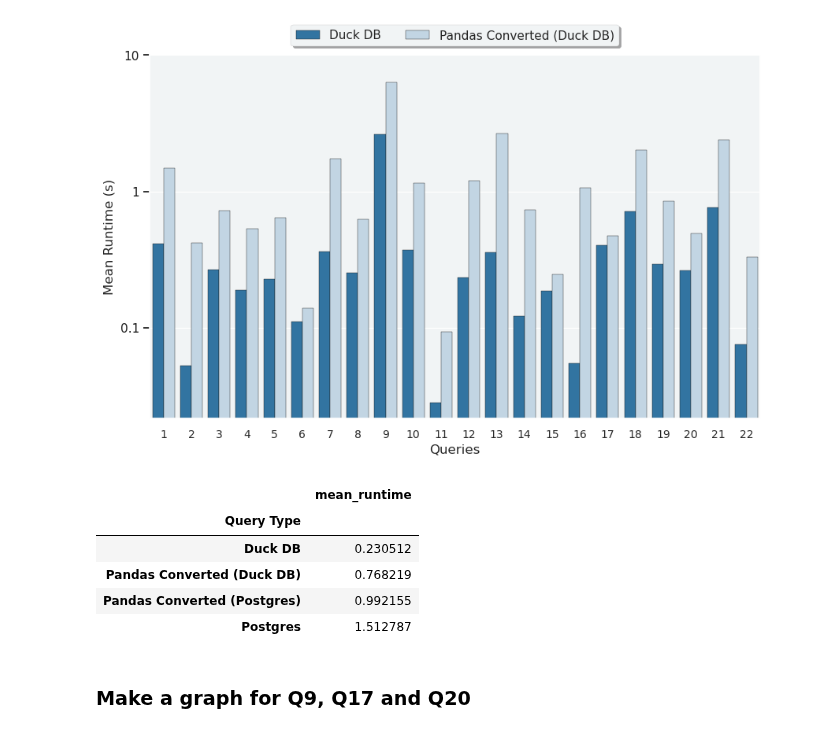
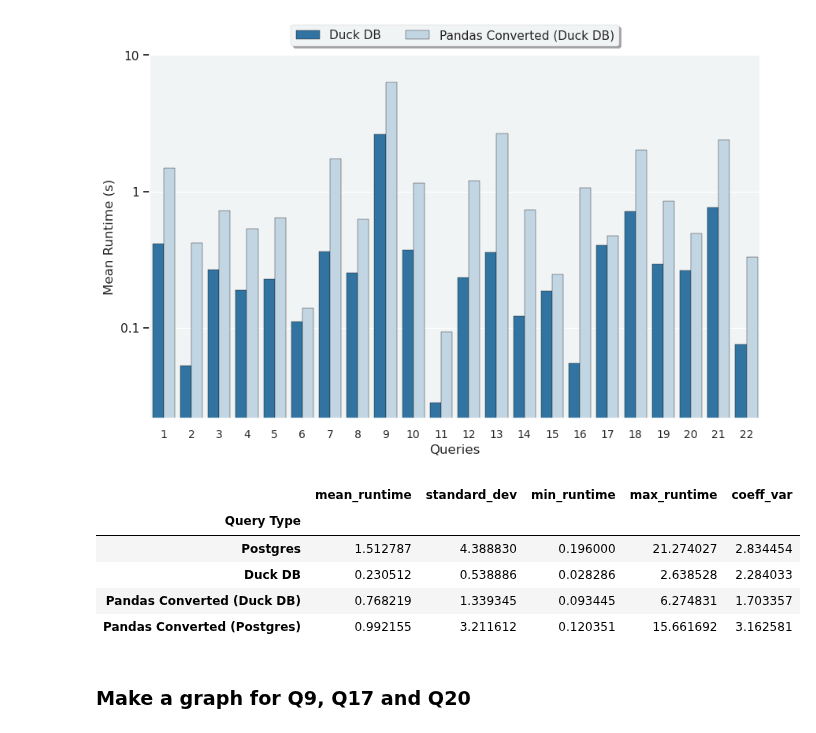
Before and after one commit to groegercesg/QueryBridge, a Jupyter notebook: benchmarking/analysis.ipynb, the cells around one changed output. Drawn from its saved outputs; the diff is of its cells as text; code cells hidden in the pictures.

```diff
--- a/benchmarking/analysis.ipynb
+++ b/benchmarking/analysis.ipynb
@@ -100,23 +100,31 @@ make_compare_graph(pg_df, pg_order, pg_color, pg_filename)
 # %% [output]
 [figure]
 [figure]
+# %%
+def calculate_cv(A):
+    cv =  (np.std(A) / g_mean(A))
+    return cv
 # %%
 # Number to show peformance of each, in comparison to each other
 group_results = results \
     .groupby(['Query Type'], sort=False) \
     .agg(
         mean_runtime=("Mean", g_mean),
+        standard_dev=("Mean", np.std),
+        min_runtime=("Mean", np.min),
+        max_runtime=("Mean", np.max),
+        coeff_var=("Mean", calculate_cv),
     )
 
-group_results = group_results.sort_values(by=["mean_runtime"])
+#group_results = group_results.sort_values(by=["mean_runtime"])
 group_results
 # %% [output]
-|  | mean_runtime |
-| Query Type |  |
-| Duck DB | 0.230512 |
-| Pandas Converted (Duck DB) | 0.768219 |
-| Pandas Converted (Postgres) | 0.992155 |
-| Postgres | 1.512787 |
+|  | mean_runtime | standard_dev | min_runtime | max_runtime | coeff_var |
+| Query Type |  |  |  |  |  |
+| Postgres | 1.512787 | 4.388830 | 0.196000 | 21.274027 | 2.834454 |
+| Duck DB | 0.230512 | 0.538886 | 0.028286 | 2.638528 | 2.284033 |
+| Pandas Converted (Duck DB) | 0.768219 | 1.339345 | 0.093445 | 6.274831 | 1.703357 |
+| Pandas Converted (Postgres) | 0.992155 | 3.211612 | 0.120351 | 15.661692 | 3.162581 |
 # %% [markdown]
 ### Make a graph for Q9, Q17 and Q20
 # %%
```
Also changed, not shown: parts of 1 cell of this notebook, 28 other files.
